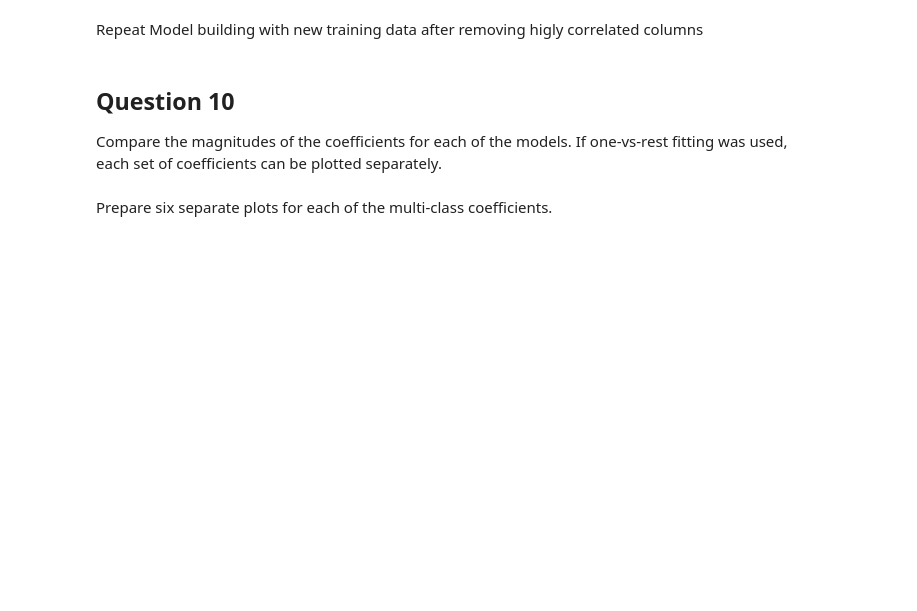
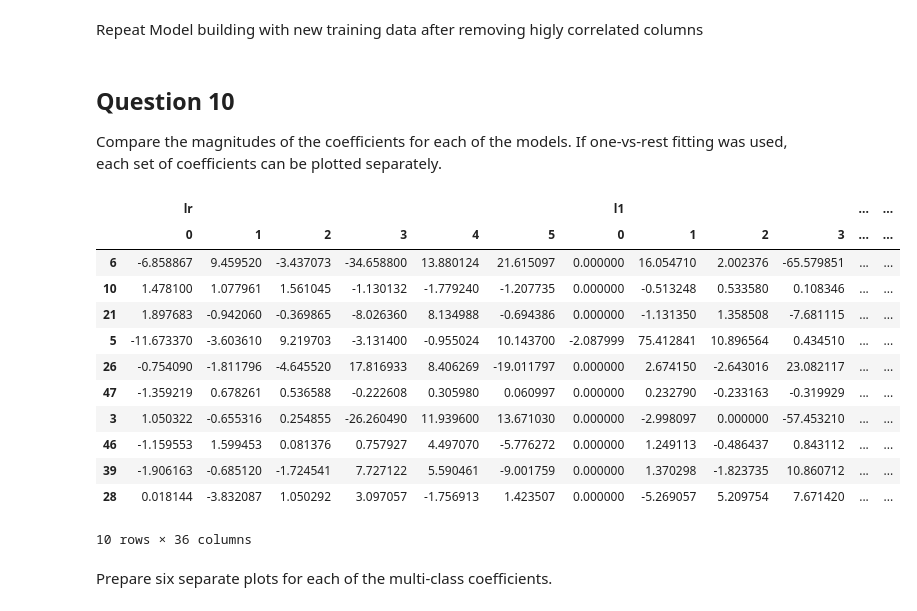
Before and after one commit to pedrosantos1403/CI-Algorithms, a Jupyter notebook: Regularization Bias Variance Error Metric/Regressao_Logistica_V2_ava.ipynb, the cells around one changed output. Cells and saved outputs as stored; diff of their text form; code cells hidden in the pictures; blank space fills up the shorter version.

```diff
--- a/Regularization Bias Variance Error Metric/Regressao_Logistica_V2_ava.ipynb
+++ b/Regularization Bias Variance Error Metric/Regressao_Logistica_V2_ava.ipynb
@@ -459,21 +503,38 @@ Compare the magnitudes of the coefficients for each of the models. If one-vs-res
 # %%
 # Combine all the coefficients into a dataframe for comparison
 
 # Combine all the coefficients into a dataframe
 coefficients_new = list()
 
 coeff_labels_new = ['lr', 'l1', 'l2', 'newton-cg', 'lbfgs', 'sag', 'saga']
 coeff_models_new = [lr_new, lr_l1_new, lr_l2_new, newton_new, lbfgs_new, sag_new, saga_new]
 
-for lab,mod in zip(coeff_labels, coeff_models):
+coeff_labels_new = ['lr', 'l1', 'l2', 'newton-cg', 'saga', 'sag']
+coeff_models_new = [lr_new, lr_l1_new, lr_l2_new, newton_new, saga_new, sag_new]
+
+for lab,mod in zip(coeff_labels_new, coeff_models_new):
     coeffs = mod.coef_
-    coeff_label = pd.MultiIndex(levels=[[lab], [0,1,2,3,4,5,6]],
-                                 codes=[[0,0,0,0,0,0,0], [0,1,2,3,4,5,6]])
-    coefficients.append(pd.DataFrame(coeffs.T, columns=coeff_label))
+    coeff_label = pd.MultiIndex(levels=[[lab], [0,1,2,3,4,5]],
+                                 codes=[[0,0,0,0,0,0], [0,1,2,3,4,5]])
+    coefficients_new.append(pd.DataFrame(coeffs.T, columns=coeff_label))
 
-coefficients = pd.concat(coefficients, axis=1)
+coefficients_new = pd.concat(coefficients_new, axis=1)
 
-coefficients.sample(10)
+coefficients_new.sample(10)
+# %% [output]
+|  | lr |  |  |  |  |  | l1 |  |  |  | ... | ... |
+|  | 0 | 1 | 2 | 3 | 4 | 5 | 0 | 1 | 2 | 3 | ... | ... |
+| 6 | -6.858867 | 9.459520 | -3.437073 | -34.658800 | 13.880124 | 21.615097 | 0.000000 | 16.054710 | 2.002376 | -65.579851 | ... | ... |
+| 10 | 1.478100 | 1.077961 | 1.561045 | -1.130132 | -1.779240 | -1.207735 | 0.000000 | -0.513248 | 0.533580 | 0.108346 | ... | ... |
+| 21 | 1.897683 | -0.942060 | -0.369865 | -8.026360 | 8.134988 | -0.694386 | 0.000000 | -1.131350 | 1.358508 | -7.681115 | ... | ... |
+| 5 | -11.673370 | -3.603610 | 9.219703 | -3.131400 | -0.955024 | 10.143700 | -2.087999 | 75.412841 | 10.896564 | 0.434510 | ... | ... |
+| 26 | -0.754090 | -1.811796 | -4.645520 | 17.816933 | 8.406269 | -19.011797 | 0.000000 | 2.674150 | -2.643016 | 23.082117 | ... | ... |
+| 47 | -1.359219 | 0.678261 | 0.536588 | -0.222608 | 0.305980 | 0.060997 | 0.000000 | 0.232790 | -0.233163 | -0.319929 | ... | ... |
+| 3 | 1.050322 | -0.655316 | 0.254855 | -26.260490 | 11.939600 | 13.671030 | 0.000000 | -2.998097 | 0.000000 | -57.453210 | ... | ... |
+| 46 | -1.159553 | 1.599453 | 0.081376 | 0.757927 | 4.497070 | -5.776272 | 0.000000 | 1.249113 | -0.486437 | 0.843112 | ... | ... |
+| 39 | -1.906163 | -0.685120 | -1.724541 | 7.727122 | 5.590461 | -9.001759 | 0.000000 | 1.370298 | -1.823735 | 10.860712 | ... | ... |
+| 28 | 0.018144 | -3.832087 | 1.050292 | 3.097057 | -1.756913 | 1.423507 | 0.000000 | -5.269057 | 5.209754 | 7.671420 | ... | ... |
+10 rows × 36 columns
 # %% [markdown]
 Prepare six separate plots for each of the multi-class coefficients.
 # %%
```
Also changed, not shown: parts of 24 cells of this notebook, 1 other file.
